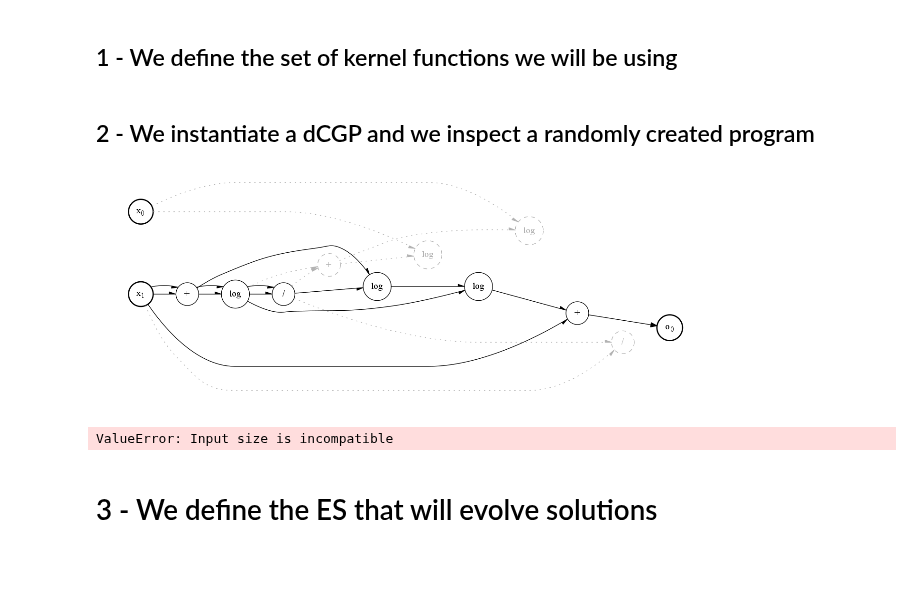
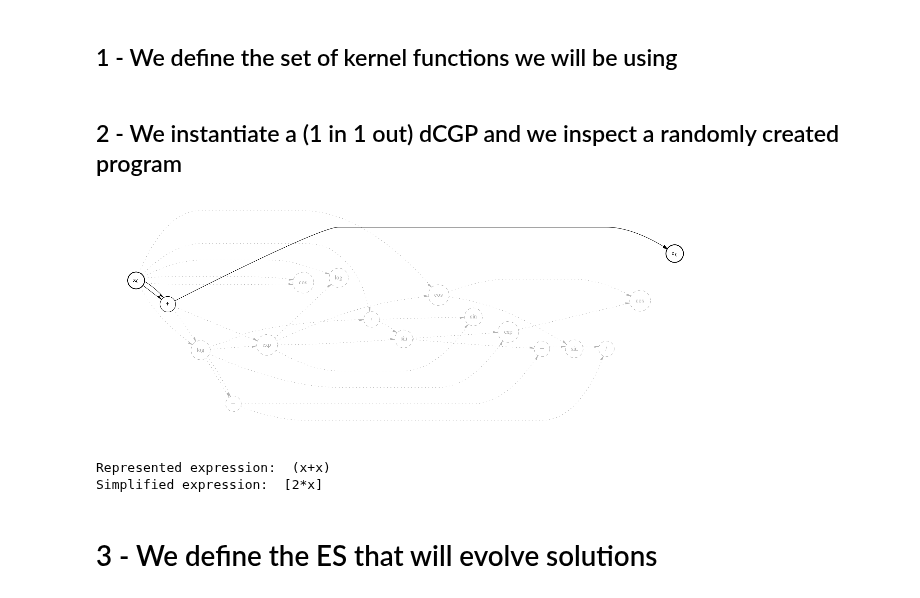
Before and after one commit to darioizzo/dcgp, a Jupyter notebook: examples/solving_odes.ipynb, the cells around one changed output. Drawn from its saved outputs; the diff is of its cells as text; code cells hidden in the pictures; blank space fills up the shorter version.

```diff
--- a/examples/solving_odes.ipynb
+++ b/examples/solving_odes.ipynb
@@ -15,19 +15,20 @@ np.seterr(all='ignore') # avoids numpy complaining about early on malformed expr
 # %% [markdown]
 ## 1 - We define the set of kernel functions we will be using
 # %%
-kernels = kernel_set(["sum", "mul", "div", "log"])() # note the call operator (returns the list of kernels)
+kernels = kernel_set(["sum", "mul", "div", "log", "sin", "cos", "exp"])() # note the call operator (returns the list of kernels)
 # %% [markdown]
-## 2 - We instantiate a dCGP and we inspect a randomly created program
+## 2 - We instantiate a (1 in 1 out) dCGP and we inspect a randomly created program
 # %%
-dCGP = expression(inputs=2, outputs=1, rows=1, cols=15, levels_back=16, arity=2, kernels=kernels, seed = 13)
+dCGP_example = expression(inputs=1, outputs=1, rows=1, cols=15, levels_back=16, arity=2, kernels=kernels, seed = 1)
 # %%
 plt.rcParams["figure.figsize"] = [10,6]
-dCGP.visualize() #requires pygraphwiz module installed
-print("Represented expression: ", dCGP(["x"])[0])
-print("Simplified expression: ", dCGP.simplify(["x"])) #requires sympy module installed
+dCGP_example.visualize() #requires pygraphwiz module installed
+print("Represented expression: ", dCGP_example(["x"])[0])
+print("Simplified expression: ", dCGP_example.simplify(["x"])) #requires sympy module installed
 # %% [output]
-[figure, old version]
+[figure, new version]
-ValueError: Input size is incompatible
+Represented expression:  (x+x)
+Simplified expression:  [2*x]
 # %% [markdown]
 # 3 - We define the ES that will evolve solutions
 # %%
```
Also changed, not shown: parts of 15 cells of this notebook.
